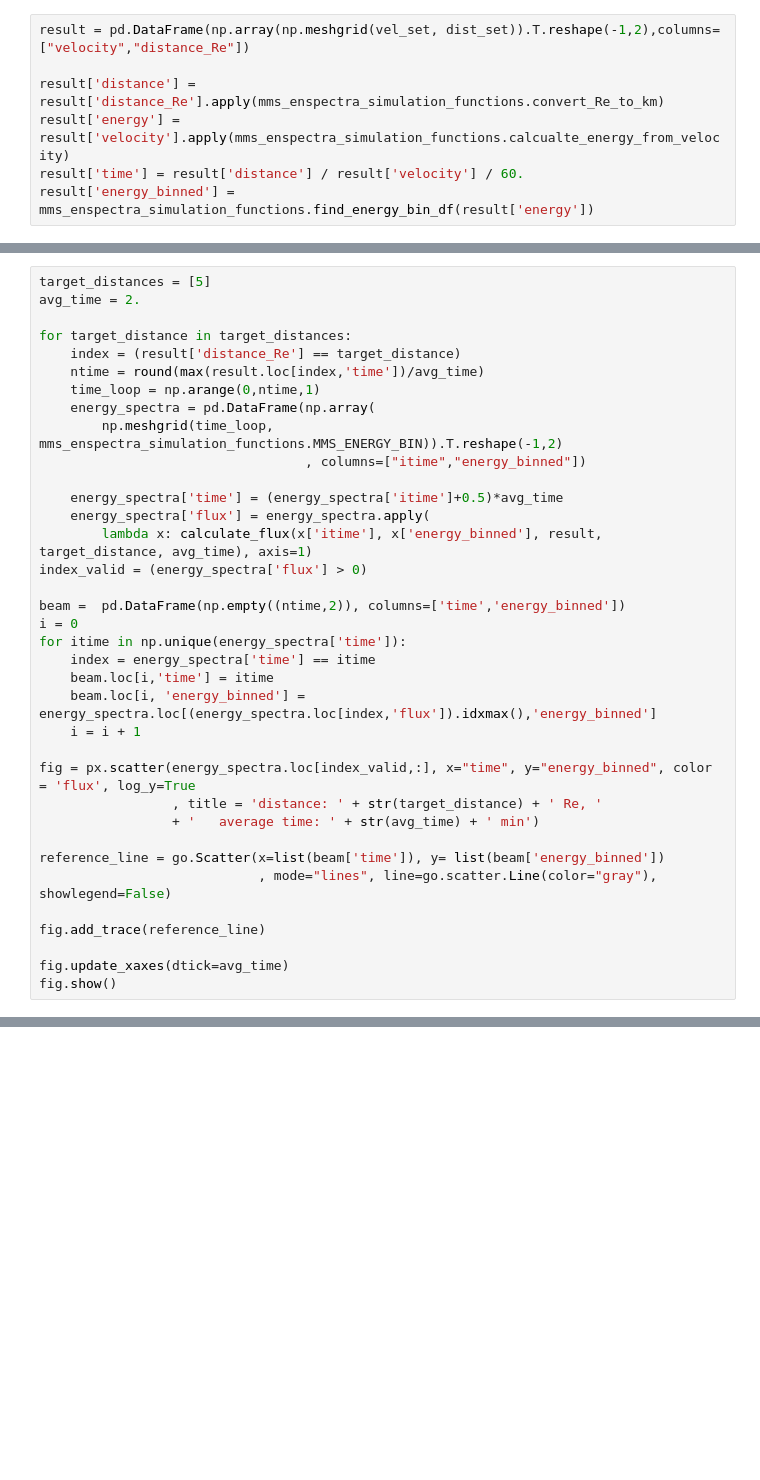
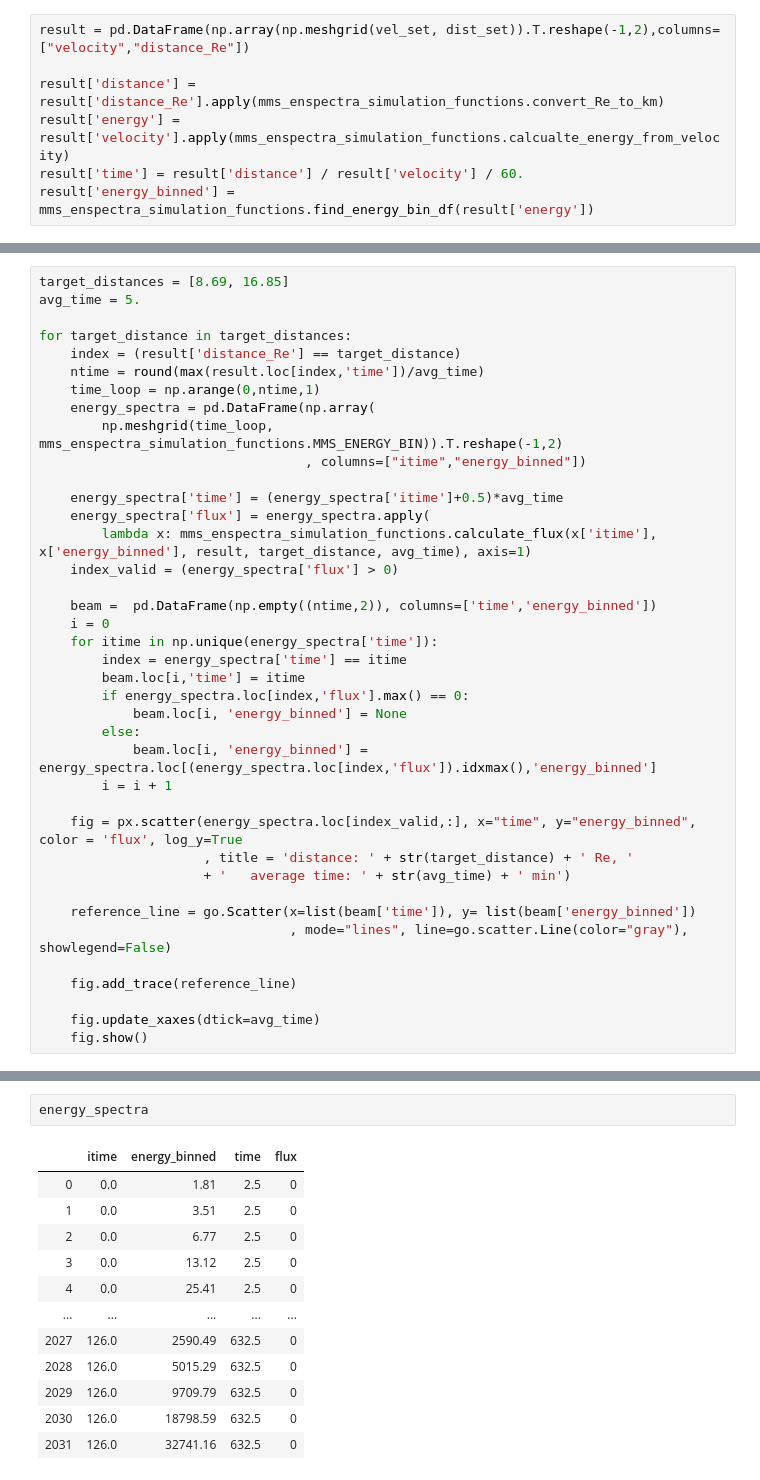
Before and after one commit to shihikoo/mms_o_dispersion_analysis, a Jupyter notebook: simulate energy spectra.ipynb, the cells around one changed output, grey strips where cells are left out. Cells and saved outputs as stored; diff of their text form; blank space fills up the shorter version.

```diff
--- a/simulate energy spectra.ipynb
+++ b/simulate energy spectra.ipynb
@@ -73,6 +71,6 @@ for target_distance in target_distances:
 # %%
-target_distances = [5]
-avg_time = 2.
+target_distances = [8.69, 16.85]
+avg_time = 5.
 
 for target_distance in target_distances:
     index = (result['distance_Re'] == target_distance)
@@ -84,27 +82,30 @@ for target_distance in target_distances:
 
     energy_spectra['time'] = (energy_spectra['itime']+0.5)*avg_time
     energy_spectra['flux'] = energy_spectra.apply(
-        lambda x: calculate_flux(x['itime'], x['energy_binned'], result, target_distance, avg_time), axis=1)
-index_valid = (energy_spectra['flux'] > 0)
+        lambda x: mms_enspectra_simulation_functions.calculate_flux(x['itime'], x['energy_binned'], result, target_distance, avg_time), axis=1)
+    index_valid = (energy_spectra['flux'] > 0)
 
-beam =  pd.DataFrame(np.empty((ntime,2)), columns=['time','energy_binned'])
-i = 0
-for itime in np.unique(energy_spectra['time']):
-    index = energy_spectra['time'] == itime
-    beam.loc[i,'time'] = itime
-    beam.loc[i, 'energy_binned'] = energy_spectra.loc[(energy_spectra.loc[index,'flux']).idxmax(),'energy_binned']
-    i = i + 1
+    beam =  pd.DataFrame(np.empty((ntime,2)), columns=['time','energy_binned'])
+    i = 0
+    for itime in np.unique(energy_spectra['time']):
+        index = energy_spectra['time'] == itime
+        beam.loc[i,'time'] = itime
+        if energy_spectra.loc[index,'flux'].max() == 0:
+            beam.loc[i, 'energy_binned'] = None
+        else:
+            beam.loc[i, 'energy_binned'] = energy_spectra.loc[(energy_spectra.loc[index,'flux']).idxmax(),'energy_binned']
+        i = i + 1
 
-fig = px.scatter(energy_spectra.loc[index_valid,:], x="time", y="energy_binned", color = 'flux', log_y=True
-                 , title = 'distance: ' + str(target_distance) + ' Re, '
-                 + '   average time: ' + str(avg_time) + ' min')
+    fig = px.scatter(energy_spectra.loc[index_valid,:], x="time", y="energy_binned", color = 'flux', log_y=True
+                     , title = 'distance: ' + str(target_distance) + ' Re, '
+                     + '   average time: ' + str(avg_time) + ' min')
 
-reference_line = go.Scatter(x=list(beam['time']), y= list(beam['energy_binned'])
-                            , mode="lines", line=go.scatter.Line(color="gray"), showlegend=False)
+    reference_line = go.Scatter(x=list(beam['time']), y= list(beam['energy_binned'])
+                                , mode="lines", line=go.scatter.Line(color="gray"), showlegend=False)
 
-fig.add_trace(reference_line)
+    fig.add_trace(reference_line)
 
-fig.update_xaxes(dtick=avg_time)
-fig.show()
+    fig.update_xaxes(dtick=avg_time)
+    fig.show()
 # %% [output]
 [interactive output not drawn]
@@ -170,0 +113,15 @@ fig.show()
+# %%
+energy_spectra
+# %% [output]
+|  | itime | energy_binned | time | flux |
+| 0 | 0.0 | 1.81 | 2.5 | 0 |
+| 1 | 0.0 | 3.51 | 2.5 | 0 |
+| 2 | 0.0 | 6.77 | 2.5 | 0 |
+| 3 | 0.0 | 13.12 | 2.5 | 0 |
+| 4 | 0.0 | 25.41 | 2.5 | 0 |
+| ... | ... | ... | ... | ... |
+| 2027 | 126.0 | 2590.49 | 632.5 | 0 |
+| 2028 | 126.0 | 5015.29 | 632.5 | 0 |
+| 2029 | 126.0 | 9709.79 | 632.5 | 0 |
+| 2030 | 126.0 | 18798.59 | 632.5 | 0 |
+| 2031 | 126.0 | 32741.16 | 632.5 | 0 |
```
Also changed, not shown: parts of 13 cells of this notebook.
